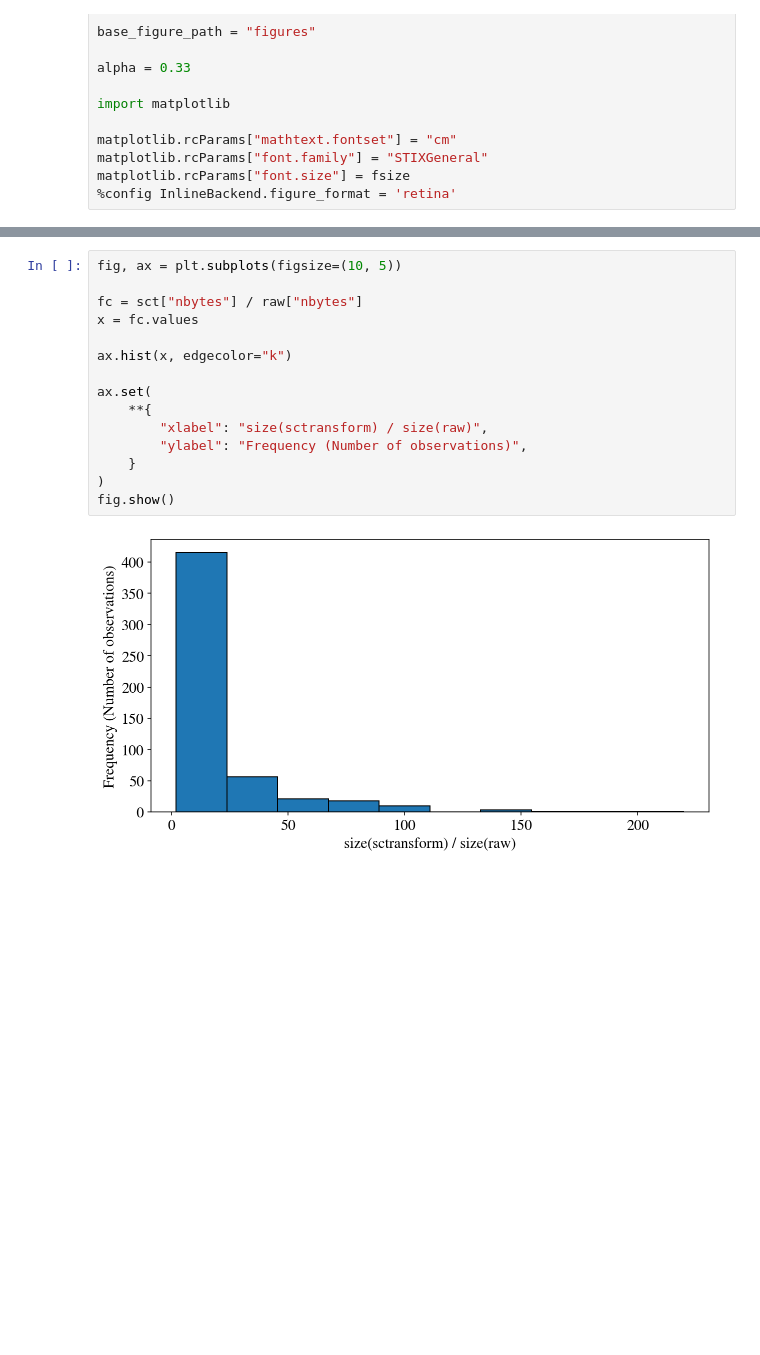
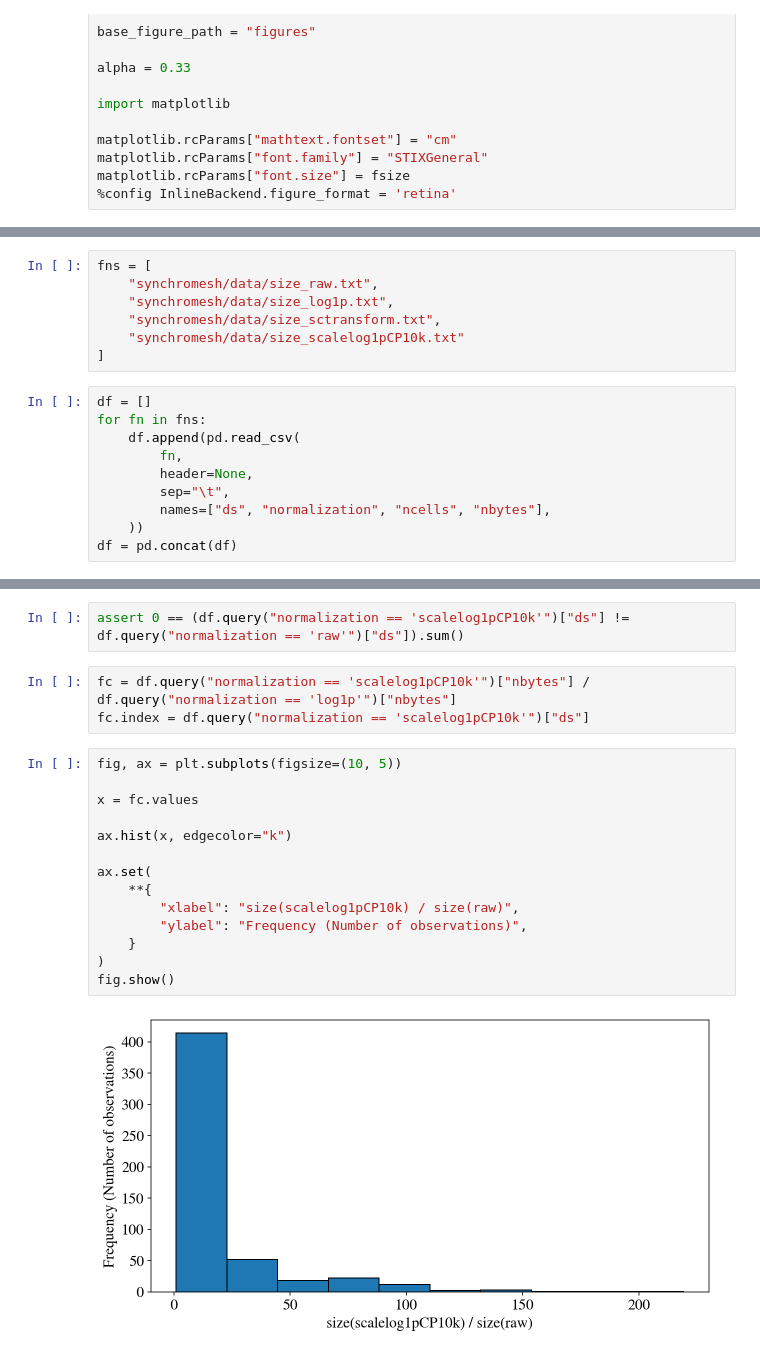
Before and after one commit to pachterlab/BHGP_2022, a Jupyter notebook: analysis/memory.ipynb, the cells around one changed output, grey strips where cells are left out. Saved outputs shown, nothing was run; the diff lists cells and outputs as text; blank space fills up the shorter version.

```diff
--- a/analysis/memory.ipynb
+++ b/analysis/memory.ipynb
@@ -62,0 +50,17 @@ sct = pd.read_csv(
+# %%
+fns = [
+    "synchromesh/data/size_raw.txt",
+    "synchromesh/data/size_log1p.txt",
+    "synchromesh/data/size_sctransform.txt",
+    "synchromesh/data/size_scalelog1pCP10k.txt"
+]
+# %%
+df = []
+for fn in fns:
+    df.append(pd.read_csv(
+        fn,
+        header=None,
+        sep="\t",
+        names=["ds", "normalization", "ncells", "nbytes"],
+    ))
+df = pd.concat(df)
@@ -101,23 +122,27 @@ fig.savefig(
 fig.show()
 # %% [output]
 [figure]
+# %%
+assert 0 == (df.query("normalization == 'scalelog1pCP10k'")["ds"] != df.query("normalization == 'raw'")["ds"]).sum()
+# %%
+fc = df.query("normalization == 'scalelog1pCP10k'")["nbytes"] / df.query("normalization == 'log1p'")["nbytes"]
+fc.index = df.query("normalization == 'scalelog1pCP10k'")["ds"]
 # %%
 fig, ax = plt.subplots(figsize=(10, 5))
 
-fc = sct["nbytes"] / raw["nbytes"]
 x = fc.values
 
 ax.hist(x, edgecolor="k")
 
 ax.set(
     **{
-        "xlabel": "size(sctransform) / size(raw)",
+        "xlabel": "size(scalelog1pCP10k) / size(raw)",
         "ylabel": "Frequency (Number of observations)",
     }
 )
 fig.show()
 # %% [output]
-[figure, old version]
+[figure, new version]
 # %%
 fc.mean()
 # %% [output]
```
Also changed, not shown: parts of 5 cells of this notebook.
